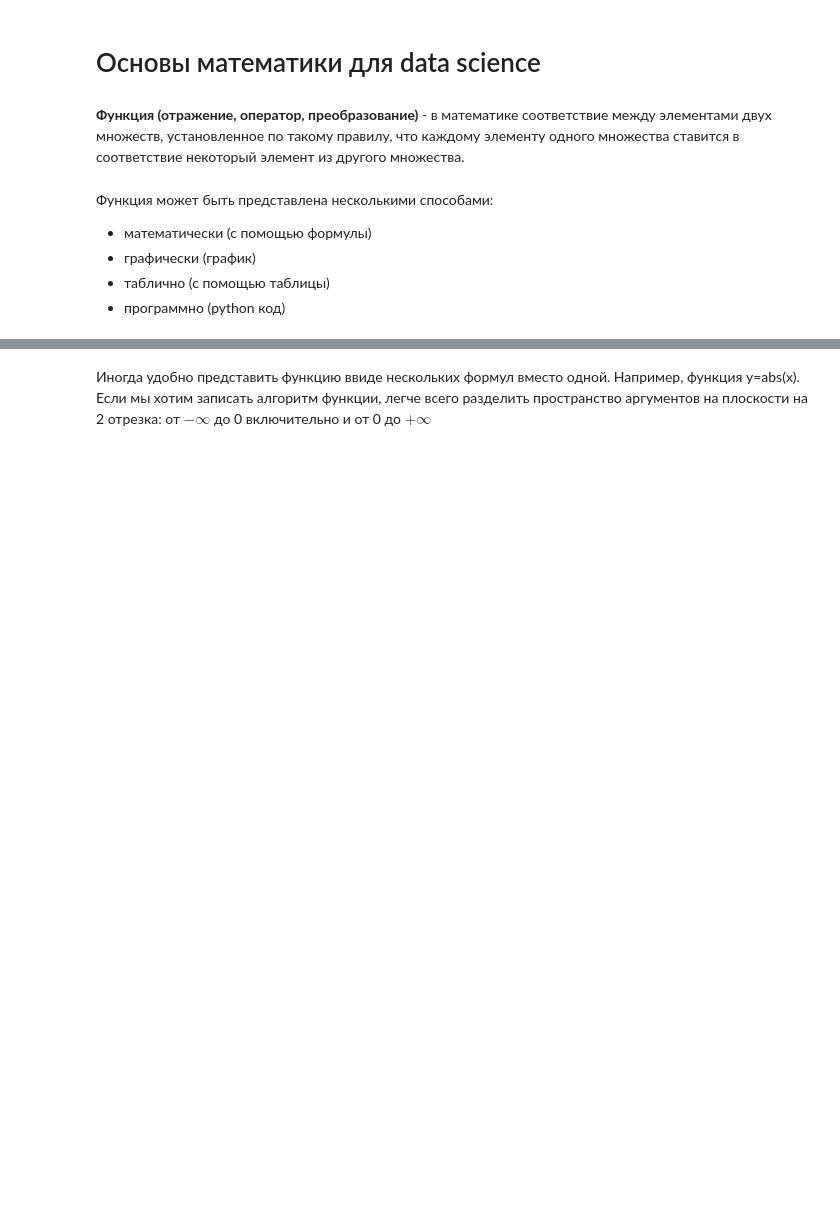
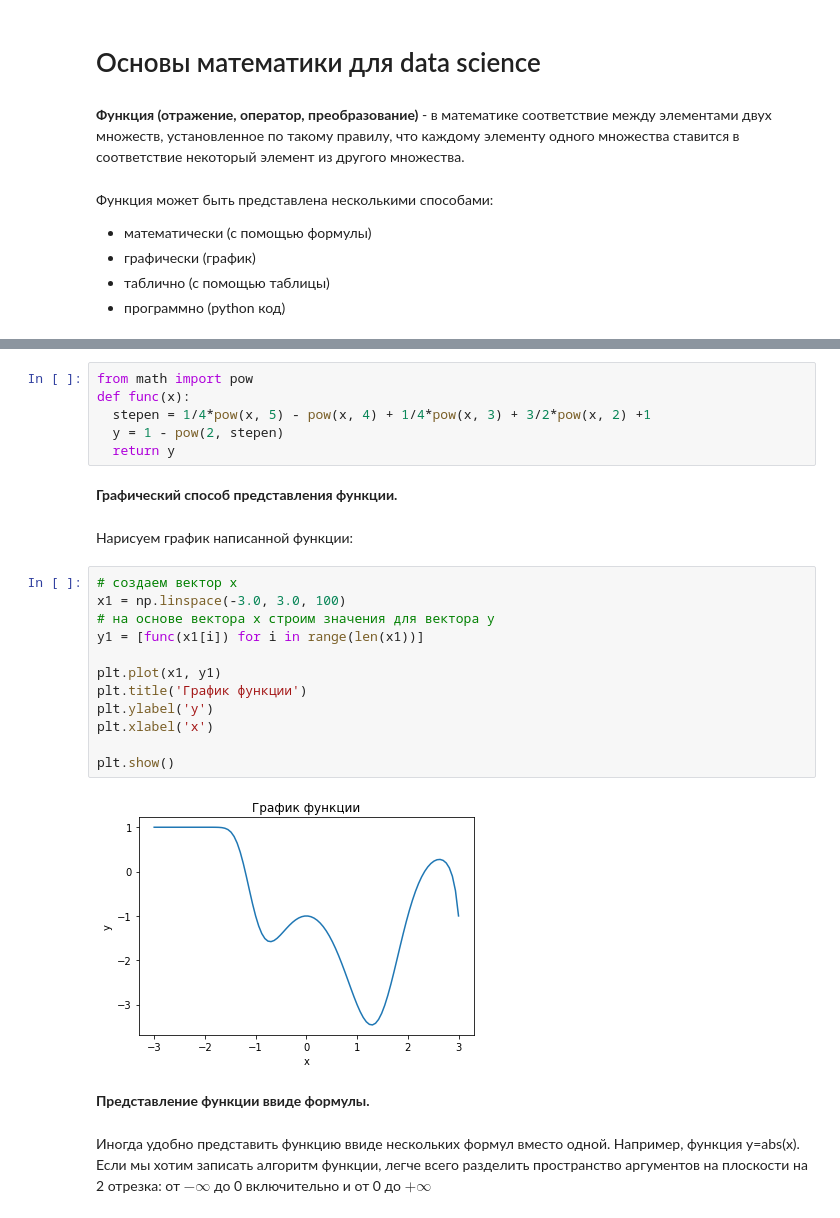
Before and after one commit to edwardwerner/math_netology, a Jupyter notebook: lecture_1.ipynb, the cells around one changed output, grey strips where cells are left out. Cells and saved outputs as stored; diff of their text form; blank space fills up the shorter version.

```diff
--- a/lecture_1.ipynb
+++ b/lecture_1.ipynb
@@ -15,3 +84,29 @@
+# %%
+from math import pow
+def func(x):
+  stepen = 1/4*pow(x, 5) - pow(x, 4) + 1/4*pow(x, 3) + 3/2*pow(x, 2) +1
+  y = 1 - pow(2, stepen)
+  return y
+# %% [markdown]
+**Графический способ представления функции.**
+# %% [markdown]
+Нарисуем график написанной функции:
+# %%
+# создаем вектор x
+x1 = np.linspace(-3.0, 3.0, 100)
+# на основе вектора x строим значения для вектора y
+y1 = [func(x1[i]) for i in range(len(x1))]
+
+plt.plot(x1, y1)
+plt.title('График функции')
+plt.ylabel('y')
+plt.xlabel('x')
+
+plt.show()
+# %% [output]
+[figure, added]
+# %% [markdown]
+**Представление функции ввиде формулы.**
 # %% [markdown]
 Иногда удобно представить функцию ввиде нескольких формул вместо одной. Например, функция y=abs(x). Если мы хотим записать алгоритм функции, легче всего разделить пространство аргументов на плоскости на 2 отрезка: от $-\infty$ до 0 включительно и от 0 до $+\infty $
 # %% [markdown]
```
Also changed, not shown: parts of 36 cells of this notebook.
